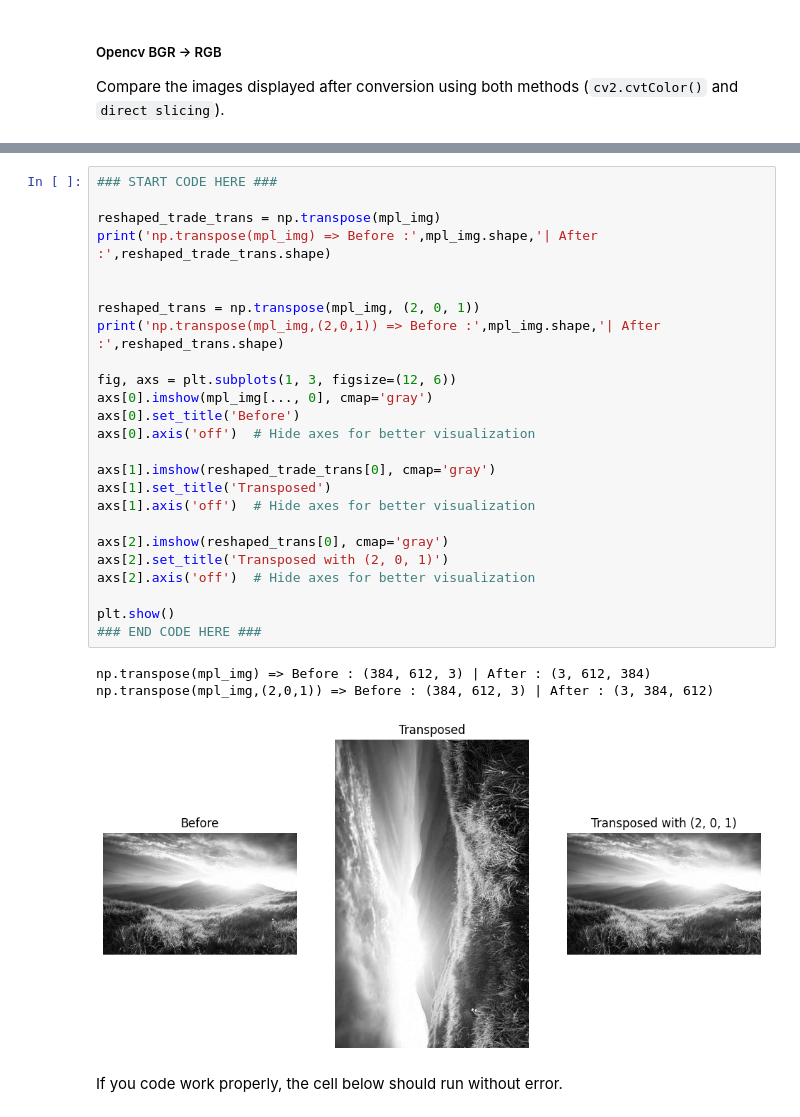
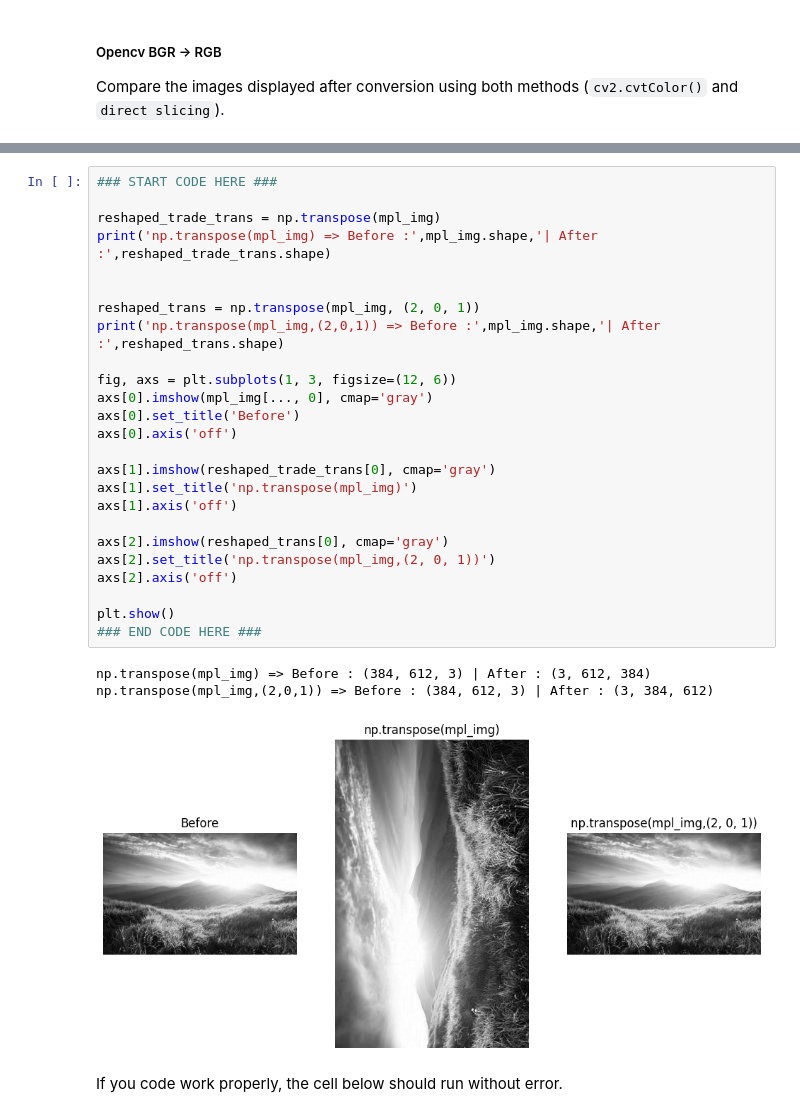
Before and after one commit to louiskub/Image-Processing-Course-2025, a Jupyter notebook: Lab1_image-representation/Lab1_1.ipynb, the cells around one changed output, grey strips where cells are left out. Cells and saved outputs as stored; diff of their text form.

```diff
--- a/Lab1_image-representation/Lab1_1.ipynb
+++ b/Lab1_image-representation/Lab1_1.ipynb
@@ -194,32 +191,32 @@ np.transpose(mpl_img,(2,0,1)) => Before : (3265, 4898, 3) | After : (3, 3265, 48
 # %%
 ### START CODE HERE ###
 
 reshaped_trade_trans = np.transpose(mpl_img)
 print('np.transpose(mpl_img) => Before :',mpl_img.shape,'| After :',reshaped_trade_trans.shape)
 
 
 reshaped_trans = np.transpose(mpl_img, (2, 0, 1))
 print('np.transpose(mpl_img,(2,0,1)) => Before :',mpl_img.shape,'| After :',reshaped_trans.shape)
 
 fig, axs = plt.subplots(1, 3, figsize=(12, 6))
 axs[0].imshow(mpl_img[..., 0], cmap='gray')
 axs[0].set_title('Before')
-axs[0].axis('off')  # Hide axes for better visualization
+axs[0].axis('off')
 
 axs[1].imshow(reshaped_trade_trans[0], cmap='gray')
-axs[1].set_title('Transposed')
-axs[1].axis('off')  # Hide axes for better visualization
+axs[1].set_title('np.transpose(mpl_img)')
+axs[1].axis('off')
 
 axs[2].imshow(reshaped_trans[0], cmap='gray')
-axs[2].set_title('Transposed with (2, 0, 1)')
-axs[2].axis('off')  # Hide axes for better visualization
+axs[2].set_title('np.transpose(mpl_img,(2, 0, 1))')
+axs[2].axis('off')
 
 plt.show()
 ### END CODE HERE ###
 # %% [output]
 np.transpose(mpl_img) => Before : (384, 612, 3) | After : (3, 612, 384)
 np.transpose(mpl_img,(2,0,1)) => Before : (384, 612, 3) | After : (3, 384, 612)
-[figure, old version]
+[figure, new version]
 # %% [markdown]
 If you code work properly, the cell below should run without error.
 # %%
```
Also changed, not shown: parts of 14 cells of this notebook.
